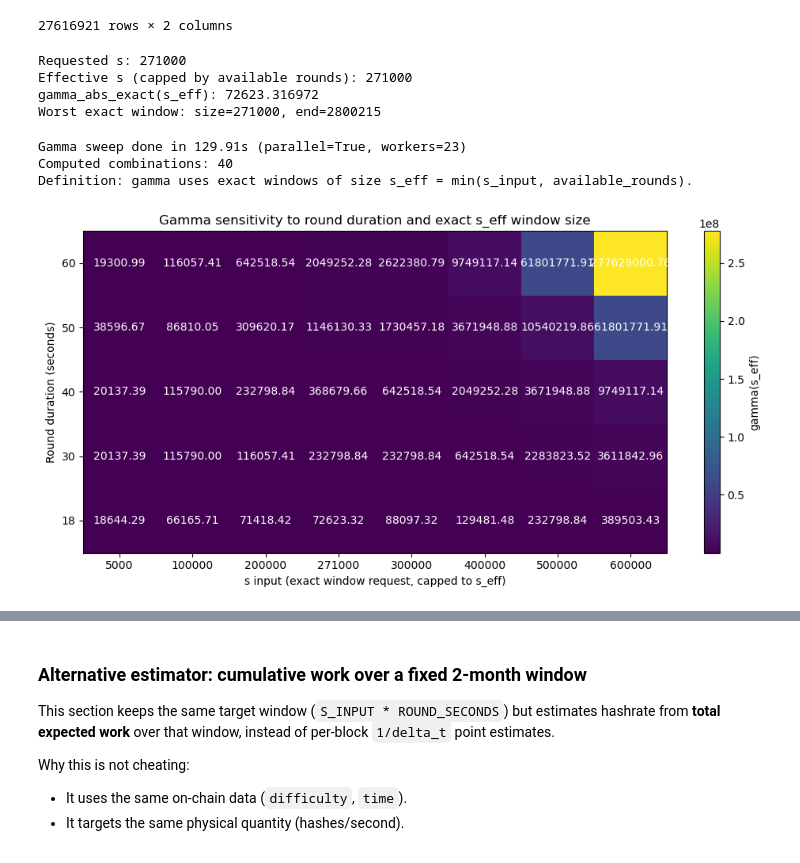
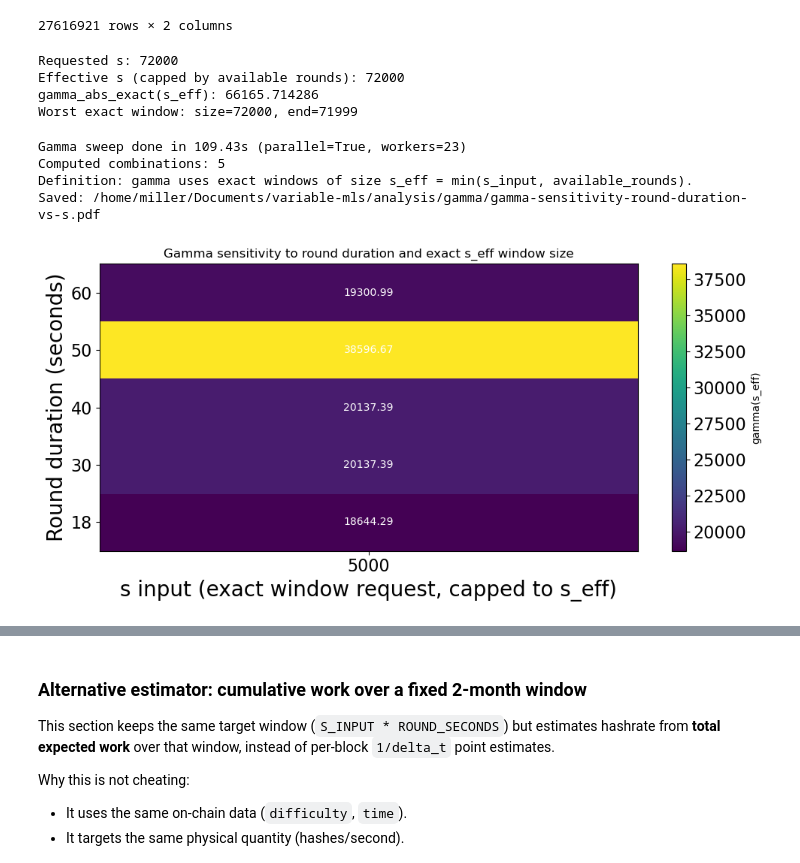
Before and after one commit to loicmiller/variable-mls, a Jupyter notebook: analysis/bitcoin-gamma-estimation.ipynb, the cells around one changed output, grey strips where cells are left out. Saved outputs shown, nothing was run; the diff lists cells and outputs as text; code cells hidden in the pictures.

Commit message:
Gamma analysis

```diff
--- a/analysis/bitcoin-gamma-estimation.ipynb
+++ b/analysis/bitcoin-gamma-estimation.ipynb
@@ -339,7 +347,7 @@ Missing ratio before fill: 96.9479%
 27616921 rows × 2 columns
 # %%
 # Step 3: compute gamma(s) on the final consecutive-round hashrate series (exact s_eff window).
-S_INPUT = 271000
+S_INPUT = 72000
 
 def gamma_for_s_hashrate(hashrate_series: pd.Series, s: int) -> tuple[float, int, int]:
     """Compute gamma(s) as the worst ratio over exact window size s_eff.
@@ -403,19 +411,14 @@ print(f'Effective s (capped by available rounds): {s_effective}')
 print(f'gamma_abs_exact(s_eff): {gamma_abs:.6f}')
 print(f'Worst exact window: size={worst_w_abs}, end={worst_end_abs}')
 # %% [output]
-Requested s: 271000
-Effective s (capped by available rounds): 271000
-gamma_abs_exact(s_eff): 72623.316972
-Worst exact window: size=271000, end=2800215
+Requested s: 72000
+Effective s (capped by available rounds): 72000
+gamma_abs_exact(s_eff): 66165.714286
+Worst exact window: size=72000, end=71999
 # %%
-import os
-import time
-import matplotlib.pyplot as plt
-from concurrent.futures import ThreadPoolExecutor
-
 # Sweep round duration and requested s to visualize gamma over exact s_eff windows.
 ROUND_SECONDS_GRID = [18, 30, 40, 50, 60]
-S_INPUT_GRID = [5000, 100000, 200000, 271000, 300000, 400000, 500000, 600000]
+S_INPUT_GRID = [5000]#, 100000, 200000, 271000, 300000, 400000, 500000, 600000]
 
 # Toggle parallel execution for the parameter sweep.
 USE_PARALLEL = True
@@ -510,7 +513,7 @@ def compute_one_combination(task: tuple[int, int, dict[int, pd.DataFrame]]) -> d
     }
 
 # Precompute one round-hashrate series per round_seconds value.
-start = time.perf_counter()
+start = time_module.perf_counter()
 if USE_PARALLEL and len(ROUND_SECONDS_GRID) > 1:
     with ThreadPoolExecutor(max_workers=min(MAX_WORKERS, len(ROUND_SECONDS_GRID))) as executor:
         precomputed_list = list(executor.map(build_round_hashrate_for_seconds, ROUND_SECONDS_GRID))
@@ -527,45 +530,69 @@ combination_tasks = [
     for s in S_INPUT_GRID
 ]
 
 # Parallelize at the combination level.
 if USE_PARALLEL and len(combination_tasks) > 1:
     with ThreadPoolExecutor(max_workers=min(MAX_WORKERS, len(combination_tasks))) as executor:
         gamma_grid_rows = list(executor.map(compute_one_combination, combination_tasks))
 else:
     gamma_grid_rows = [compute_one_combination(task) for task in combination_tasks]
 
-elapsed = time.perf_counter() - start
+elapsed = time_module.perf_counter() - start
 print(f'Gamma sweep done in {elapsed:.2f}s (parallel={USE_PARALLEL}, workers={MAX_WORKERS})')
 print(f'Computed combinations: {len(combination_tasks)}')
 print('Definition: gamma uses exact windows of size s_eff = min(s_input, available_rounds).')
 
 gamma_grid = pd.DataFrame(gamma_grid_rows)
 gamma_heatmap = gamma_grid.pivot(index='round_seconds', columns='s_input', values='gamma')
 
+heatmap_values = gamma_heatmap.to_numpy(dtype=float)
+finite_mask = np.isfinite(heatmap_values)
+if not finite_mask.any():
+    raise ValueError('Heatmap has no finite values to render.')
+vmin = float(np.nanmin(heatmap_values[finite_mask]))
+vmax = float(np.nanmax(heatmap_values[finite_mask]))
+render_values = np.where(finite_mask, heatmap_values, vmin)
+
 fig, ax = plt.subplots(figsize=(10, 5))
-image = ax.imshow(gamma_heatmap.values, aspect='auto', origin='lower')
+fig.patch.set_alpha(1.0)
+ax.set_facecolor('white')
+image = ax.imshow(
+    render_values,
+    aspect='auto',
+    origin='lower',
+    interpolation='nearest',
+    cmap='viridis',
+    vmin=vmin,
+    vmax=vmax,
+)
 ax.set_xticks(range(len(gamma_heatmap.columns)))
-ax.set_xticklabels(gamma_heatmap.columns)
+ax.set_xticklabels(gamma_heatmap.columns, fontsize=16)
 ax.set_yticks(range(len(gamma_heatmap.index)))
-ax.set_yticklabels(gamma_heatmap.index)
-ax.set_xlabel('s input (exact window request, capped to s_eff)')
-ax.set_ylabel('Round duration (seconds)')
+ax.set_yticklabels(gamma_heatmap.index, fontsize=16)
+ax.set_xlabel('s input (exact window request, capped to s_eff)', fontsize=20)
+ax.set_ylabel('Round duration (seconds)', fontsize=20)
 ax.set_title('Gamma sensitivity to round duration and exact s_eff window size')
 
 for row_idx in range(len(gamma_heatmap.index)):
     for col_idx in range(len(gamma_heatmap.columns)):
-        value = gamma_heatmap.iloc[row_idx, col_idx]
-        ax.text(col_idx, row_idx, f'{value:.2f}', ha='center', va='center', color='white')
+        value = heatmap_values[row_idx, col_idx]
+        label = f'{value:.2f}' if np.isfinite(value) else 'NA'
+        ax.text(col_idx, row_idx, label, ha='center', va='center', color='white')
 
-fig.colorbar(image, ax=ax, label='gamma(s_eff)')
-plt.tight_layout()
-plt.savefig('gamma-sensitivity-round-duration-vs-s.pdf', format='pdf')
+fig.colorbar(image, ax=ax, label='gamma(s_eff)').ax.tick_params(labelsize=16)
+fig.tight_layout()
+GAMMA_OUTPUT_DIR = Path('gamma')
+GAMMA_OUTPUT_DIR.mkdir(parents=True, exist_ok=True)
+out_pdf = GAMMA_OUTPUT_DIR / 'gamma-sensitivity-round-duration-vs-s.pdf'
+fig.savefig(str(out_pdf), format='pdf', bbox_inches='tight')
+print(f'Saved: {out_pdf.resolve()}')
 plt.show()
 
 gamma_grid
 # %% [output]
-Gamma sweep done in 129.91s (parallel=True, workers=23)
-Computed combinations: 40
+Gamma sweep done in 109.43s (parallel=True, workers=23)
+Computed combinations: 5
 Definition: gamma uses exact windows of size s_eff = min(s_input, available_rounds).
+Saved: /home/miller/Documents/variable-mls/analysis/gamma/gamma-sensitivity-round-duration-vs-s.pdf
-[figure, old version]
+[figure, new version]
 |  | round_seconds | s_input | s_effective | available_rounds | gamma |
```
Also changed, not shown: parts of 12 cells of this notebook, 14 other files.
